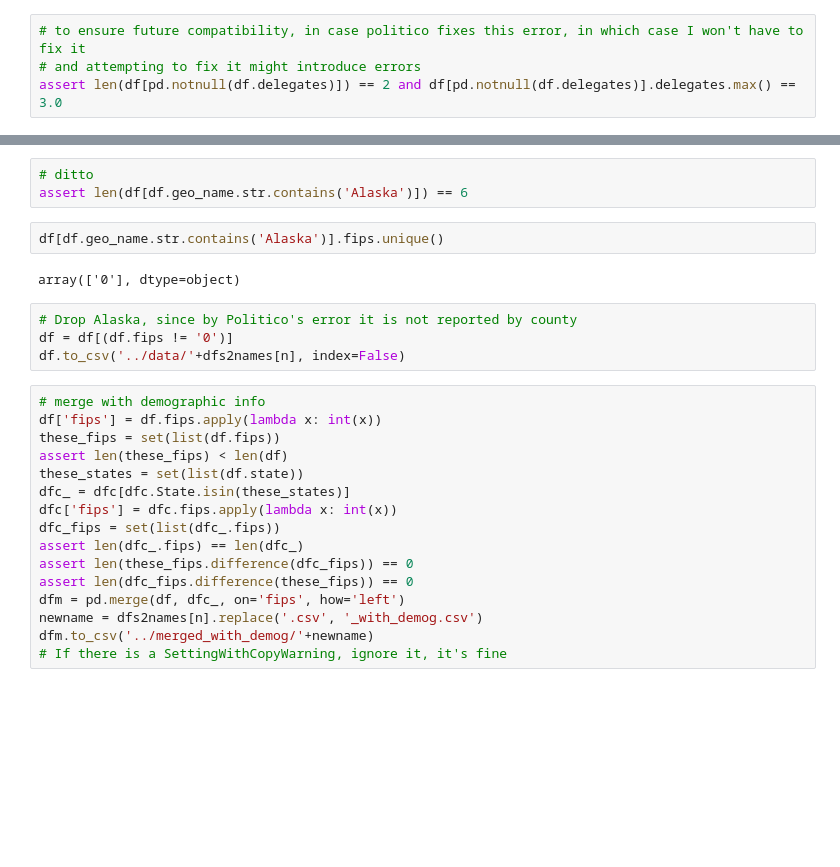
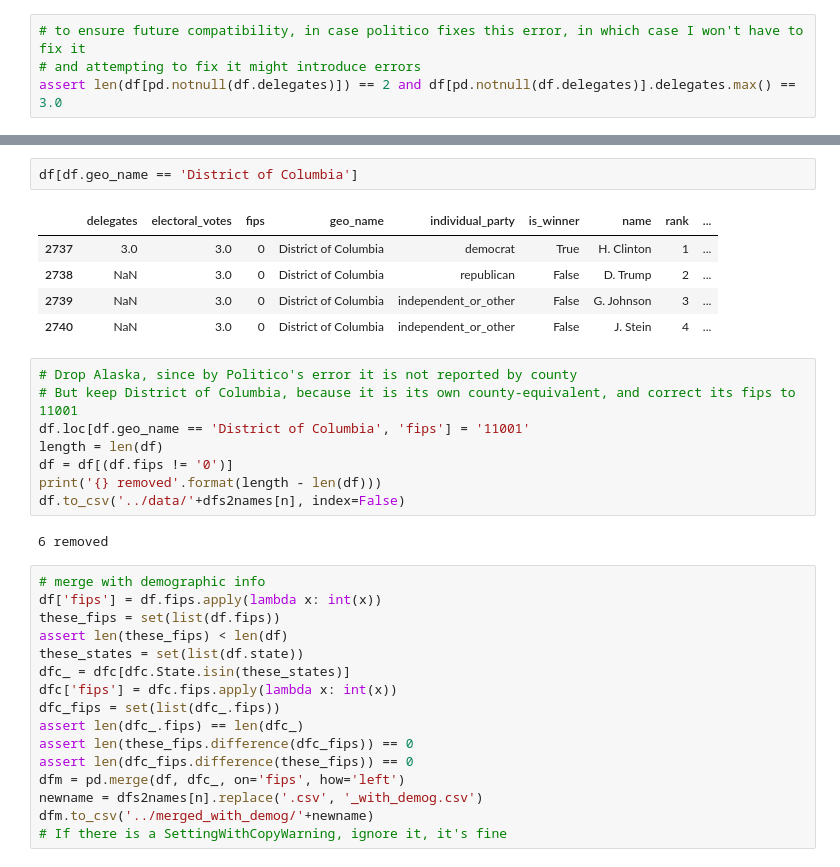
Before and after one commit to Prooffreader/election_2016_data, a Jupyter notebook: scripts/scrape_politico.ipynb, the cells around one changed output, grey strips where cells are left out. Cells and saved outputs as stored; diff of their text form; blank space fills up the shorter version.

```diff
--- a/scripts/scrape_politico.ipynb
+++ b/scripts/scrape_politico.ipynb
@@ -1287,17 +1348,24 @@ df[df.geo_name.str.contains('Alaska')]
 | 281 | NaN | 3.0 | 0 | Alaska | independent_or_other | False | J. Stein | 4 | ... |
 | 282 | NaN | 3.0 | 0 | Alaska | independent_or_other | False | D. Castle | 5 | ... |
 | 283 | NaN | 3.0 | 0 | Alaska | independent_or_other | False | R. De La Fuente | 6 | ... |
-# %%
-# ditto
-assert len(df[df.geo_name.str.contains('Alaska')]) == 6
-# %%
-df[df.geo_name.str.contains('Alaska')].fips.unique()
-# %% [output]
-array(['0'], dtype=object)
+# %%
+df[df.geo_name == 'District of Columbia']
+# %% [output]
+|  | delegates | electoral_votes | fips | geo_name | individual_party | is_winner | name | rank | ... |
+| 2737 | 3.0 | 3.0 | 0 | District of Columbia | democrat | True | H. Clinton | 1 | ... |
+| 2738 | NaN | 3.0 | 0 | District of Columbia | republican | False | D. Trump | 2 | ... |
+| 2739 | NaN | 3.0 | 0 | District of Columbia | independent_or_other | False | G. Johnson | 3 | ... |
+| 2740 | NaN | 3.0 | 0 | District of Columbia | independent_or_other | False | J. Stein | 4 | ... |
 # %%
 # Drop Alaska, since by Politico's error it is not reported by county
+# But keep District of Columbia, because it is its own county-equivalent, and correct its fips to 11001
+df.loc[df.geo_name == 'District of Columbia', 'fips'] = '11001'
+length = len(df)
 df = df[(df.fips != '0')]
+print('{} removed'.format(length - len(df)))
 df.to_csv('../data/'+dfs2names[n], index=False)
+# %% [output]
+6 removed
 # %%
 # merge with demographic info
 df['fips'] = df.fips.apply(lambda x: int(x))
```
Also changed, not shown: parts of 31 cells of this notebook, 10 other files.
